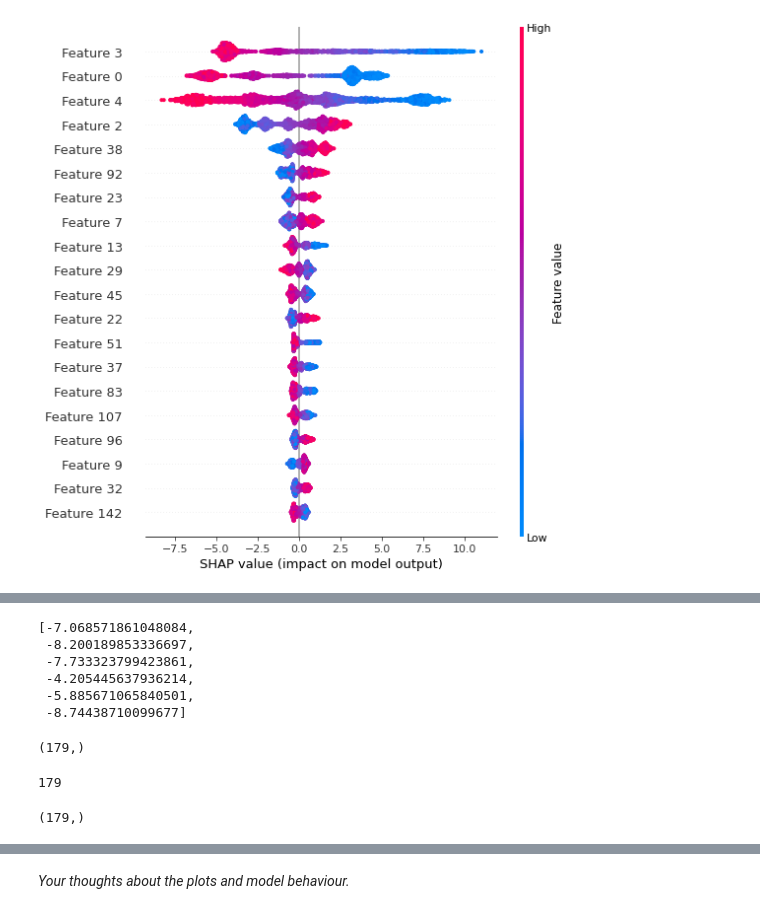
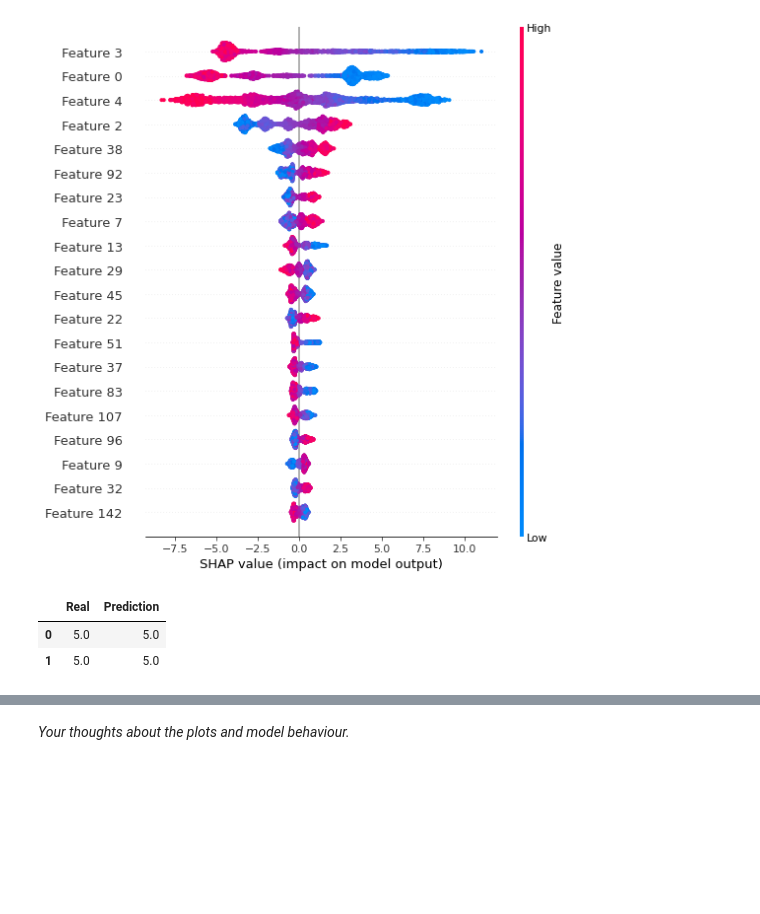
Before and after one commit to root-epifit/madmo-adv, a Jupyter notebook: homeworks/hw1_boosting_and_explanation.ipynb, the cells around one changed output, grey strips where cells are left out. Saved outputs shown, nothing was run; the diff lists cells and outputs as text; code cells hidden in the pictures; blank space fills up the shorter version.

```diff
--- a/homeworks/hw1_boosting_and_explanation.ipynb
+++ b/homeworks/hw1_boosting_and_explanation.ipynb
@@ -592,3 +592,5 @@ import shap
 best_model = LGBMClassifier(**study.best_params)
 
 best_model.fit(X_train_pca, y_train)
+
+y_pred = best_model.predict(X_test_pca)
@@ -636,6 +635,13 @@ Clasa = 5
 ------------------------
 Clasa = 6
 [figure]
+# %%
+df = pd.DataFrame({'Real':y_test, 'Prediction':y_pred})
+df.head(2)
+# %% [output]
+|  | Real | Prediction |
+| 0 | 5.0 | 5.0 |
+| 1 | 5.0 | 5.0 |
 # %%
 # Feature contribution for the single prediction
 
@@ -652,24 +657,3 @@ shap.force_plot(expected_value, shap_values[10,:], X_test_pca[10,:])
 # %% [output]
 [interactive output not drawn]
 <shap.plots._force.AdditiveForceVisualizer at 0x...>
-# %%
-explainer.expected_value
-# %% [output]
-[-7.068571861048084,
- -8.200189853336697,
- -7.733323799423861,
- -4.205445637936214,
- -5.885671065840501,
- -8.74438710099677]
-# %%
-shap_values[10,:].shape
-# %% [output]
-(179,)
-# %%
-len(X_test_pca[10,:])
-# %% [output]
-179
-# %%
-X_test_pca[10,:].shape
-# %% [output]
-(179,)
```
Also changed, not shown: parts of 3 cells of this notebook.
